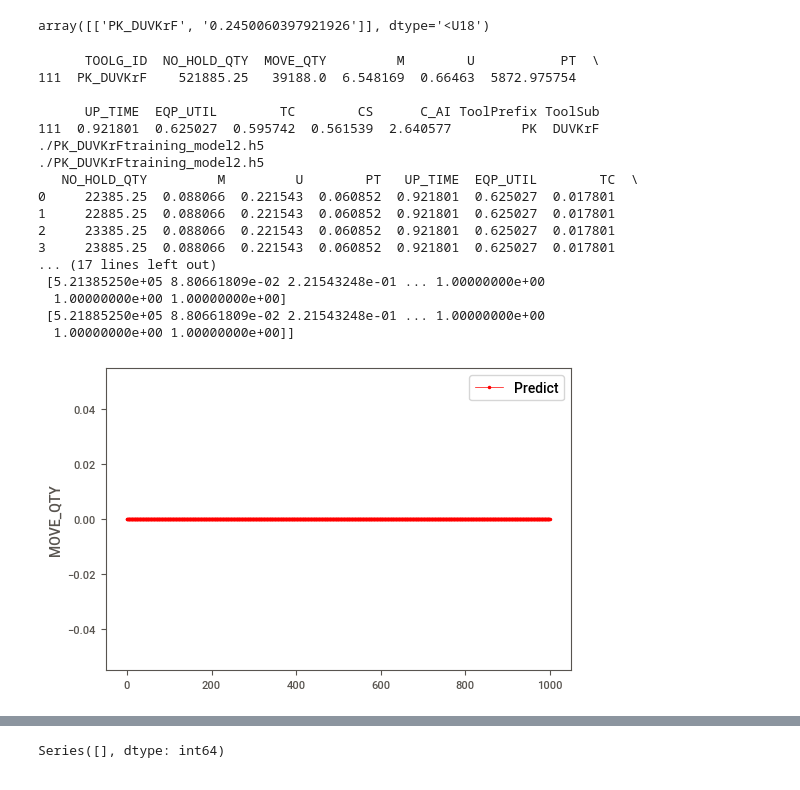
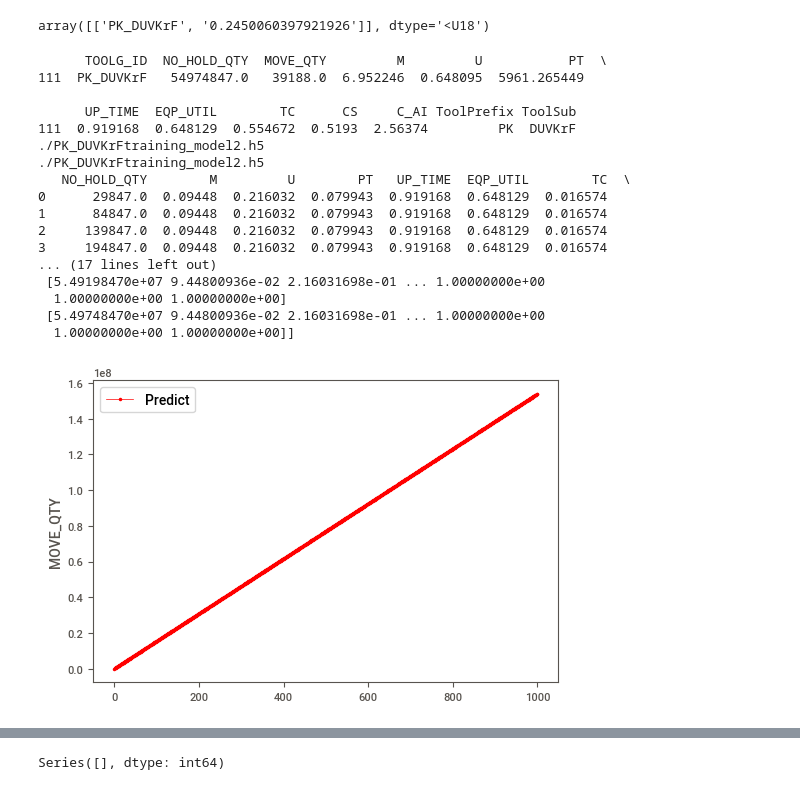
Before and after one commit to lokcyi/AI, a Jupyter notebook: homework/homework02.ipynb, the cells around one changed output, grey strips where cells are left out. Saved outputs shown, nothing was run; the diff lists cells and outputs as text; code cells hidden in the pictures.

```diff
--- a/homework/homework02.ipynb
+++ b/homework/homework02.ipynb
@@ -96,10 +97,8 @@ def EDA(df_train):
 # %%
 def preHandleDat(df):
 
-
-
    # num_cols=['NO_HOLD_QTY','M','U','PT','UP_TIME','EQP_UTIL','TC','CS','AI','C_AI']
-    num_cols=['M','U','PT','UP_TIME','EQP_UTIL','TC','CS', 'C_AI']
+    num_cols=['NO_HOLD_QTY','M','U','PT','UP_TIME','EQP_UTIL','TC','CS', 'C_AI']
 
 #      2   WIP_QTY      120018 non-null  float64
 #  3   NO_HOLD_QTY  120018 non-null  float64
@@ -236,7 +235,9 @@ def trainModel(df,save_model):
     # model.compile(loss='mean_squared_error', optimizer=tf.keras.optimizers.SGD()
     #                     , metrics= ['accuracy'],callbacks=tensorboard_callback)
     model.compile(loss='mean_squared_error', optimizer='adam'
-                        , metrics= ['accuracy'],callbacks=tensorboard_callback)
+                        , metrics= ['accuracy']
+                        # ,callbacks=tensorboard_callback
+                        )
     #======================================================================================
 
     #3.訓練：以compile函數進行訓練，指定訓練的樣本資料(x, y)，並撥一部分資料作驗證，還有要訓練幾個週期、訓練資料的抽樣方式。
@@ -688,7 +718,7 @@ df_train
 # for toolg in df_train_orign.TOOLG_ID.unique() :
 
 for toolg in toolgCorr[:,0]:
-    df_train_orign_toolg = df_train_orign.loc[df_train['TOOLG_ID']==toolg]
+    df_train_orign_toolg = df_train_orign.loc[df_train_orign['TOOLG_ID']==toolg]
     fig, ax = plt.subplots(figsize=(4,4))
     ax.scatter(x=df_train_orign_toolg['WIP_QTY'], y=df_train_orign_toolg['MOVE_QTY'])
     #            c=gp['id'], cmap='tab20')
@@ -795,8 +820,8 @@ for toolg in toolgCorr[:,0]:
     df_testing =df_test_orign_toolg
     df_testing[cols] = df_train[cols].mean()
     df_testing =df_testing[0:1]
-    max_wip = df_train['NO_HOLD_QTY'].max()* .75
-    tick = 5500
+    max_wip = df_train['NO_HOLD_QTY'].max()
+    tick = 55000
 
 
     # cols=['NO_HOLD_QTY','M','U','PT','UP_TIME','EQP_UTIL','TC','CS','AI','C_AI']
@@ -806,46 +831,46 @@ for toolg in toolgCorr[:,0]:
     # print(df_testing.columns)
     # print(df_testing.head)
     # print(df_testing.mean())
     # df = pd.DataFrame(['FE_Anneal',584.163217,750.0,6.548169,0.66463,5872.975754,0.921801,0.625027,0.59574,0.561539,225.856884,	2.640577,'Wednesday','FE_Anneal'], columns = df_train.columns)
     #df = pd.DataFrame( df_testing[0:1], columns = df_testing.columns)
     # df.loc[0] = df_testing[0:1]
     # df_testing_template= ['FE_Anneal',584.163217,750.0,6.548169,0.66463,5872.975754,0.921801,0.625027,0.59574,0.561539,225.856884,	2.640577,'Wednesday','FE_Anneal']#df_testing[0:1]
 
 
     # testModel(df_train_orign_toolg,save_model)
     df = pd.DataFrame(columns = df_testing.columns)
 
     for i in range(1000):
         # #pd.concat([ df_testing ,df_testing_template])
         # df.append(df_testing_template,ignore_index=True,sort=False)
         # #print(df_testing.shape)
         # #print(df_testing_template)
         # df.loc[i]=df_testing[0:1]
         # df.append(pd.Series(df_testing[0:1].values.tolist(), index=newDF.columns[:len(df_testing[0:1].values.tolist())]), ignore_index=True)
-        df_testing['NO_HOLD_QTY']=max_wip+ 500*i
+        df_testing['NO_HOLD_QTY']=max_wip+ tick*i
         # n =pd.Series(df_testing[0:1].values.tolist())
         df = df.append( df_testing,ignore_index=True)
     print(df_testing.head())
     TestModel(df,save_model)
 # %% [output]
-      TOOLG_ID  NO_HOLD_QTY  MOVE_QTY         M        U           PT  \
-111  PK_DUVKrF    521885.25   39188.0  6.548169  0.66463  5872.975754
+      TOOLG_ID  NO_HOLD_QTY  MOVE_QTY         M         U           PT  \
+111  PK_DUVKrF   54974847.0   39188.0  6.952246  0.648095  5961.265449
 
-      UP_TIME  EQP_UTIL        TC        CS      C_AI ToolPrefix ToolSub
-111  0.921801  0.625027  0.595742  0.561539  2.640577         PK  DUVKrF
+      UP_TIME  EQP_UTIL        TC      CS     C_AI ToolPrefix ToolSub
+111  0.919168  0.648129  0.554672  0.5193  2.56374         PK  DUVKrF
 ./PK_DUVKrFtraining_model2.h5
 ./PK_DUVKrFtraining_model2.h5
-   NO_HOLD_QTY         M         U        PT   UP_TIME  EQP_UTIL        TC  \
-0     22385.25  0.088066  0.221543  0.060852  0.921801  0.625027  0.017801
-1     22885.25  0.088066  0.221543  0.060852  0.921801  0.625027  0.017801
-2     23385.25  0.088066  0.221543  0.060852  0.921801  0.625027  0.017801
-3     23885.25  0.088066  0.221543  0.060852  0.921801  0.625027  0.017801
+   NO_HOLD_QTY        M         U        PT   UP_TIME  EQP_UTIL        TC  \
+0      29847.0  0.09448  0.216032  0.079943  0.919168  0.648129  0.016574
+1      84847.0  0.09448  0.216032  0.079943  0.919168  0.648129  0.016574
+2     139847.0  0.09448  0.216032  0.079943  0.919168  0.648129  0.016574
+3     194847.0  0.09448  0.216032  0.079943  0.919168  0.648129  0.016574
 ... (17 lines left out)
- [5.21385250e+05 8.80661809e-02 2.21543248e-01 ... 1.00000000e+00
+ [5.49198470e+07 9.44800936e-02 2.16031698e-01 ... 1.00000000e+00
   1.00000000e+00 1.00000000e+00]
- [5.21885250e+05 8.80661809e-02 2.21543248e-01 ... 1.00000000e+00
+ [5.49748470e+07 9.44800936e-02 2.16031698e-01 ... 1.00000000e+00
   1.00000000e+00 1.00000000e+00]]
-[figure, old version]
+[figure, new version]
 # %%
 df_train.loc[df_train['TOOLG_ID']=='PK_DUVKrF']
 # %% [output]
```
Also changed, not shown: parts of 20 cells of this notebook.
